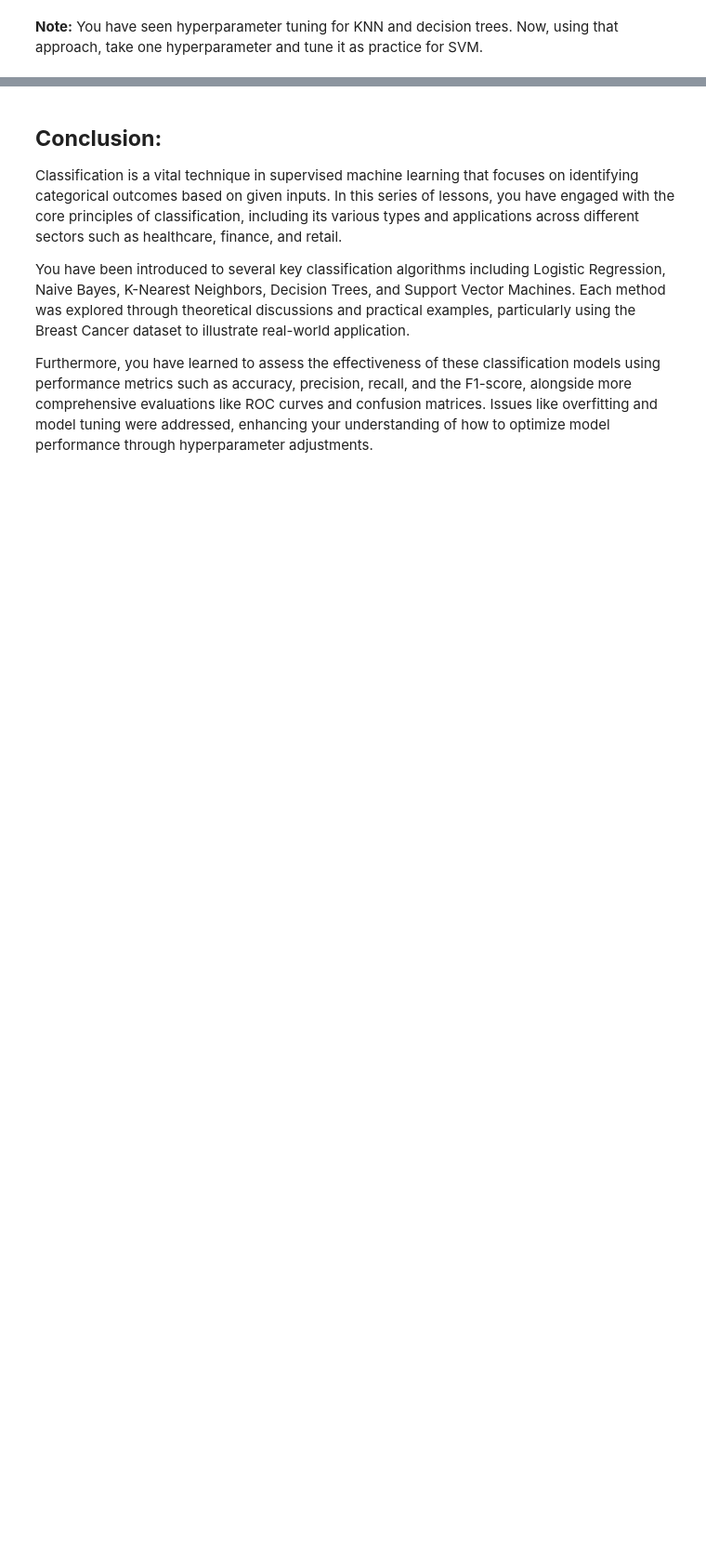
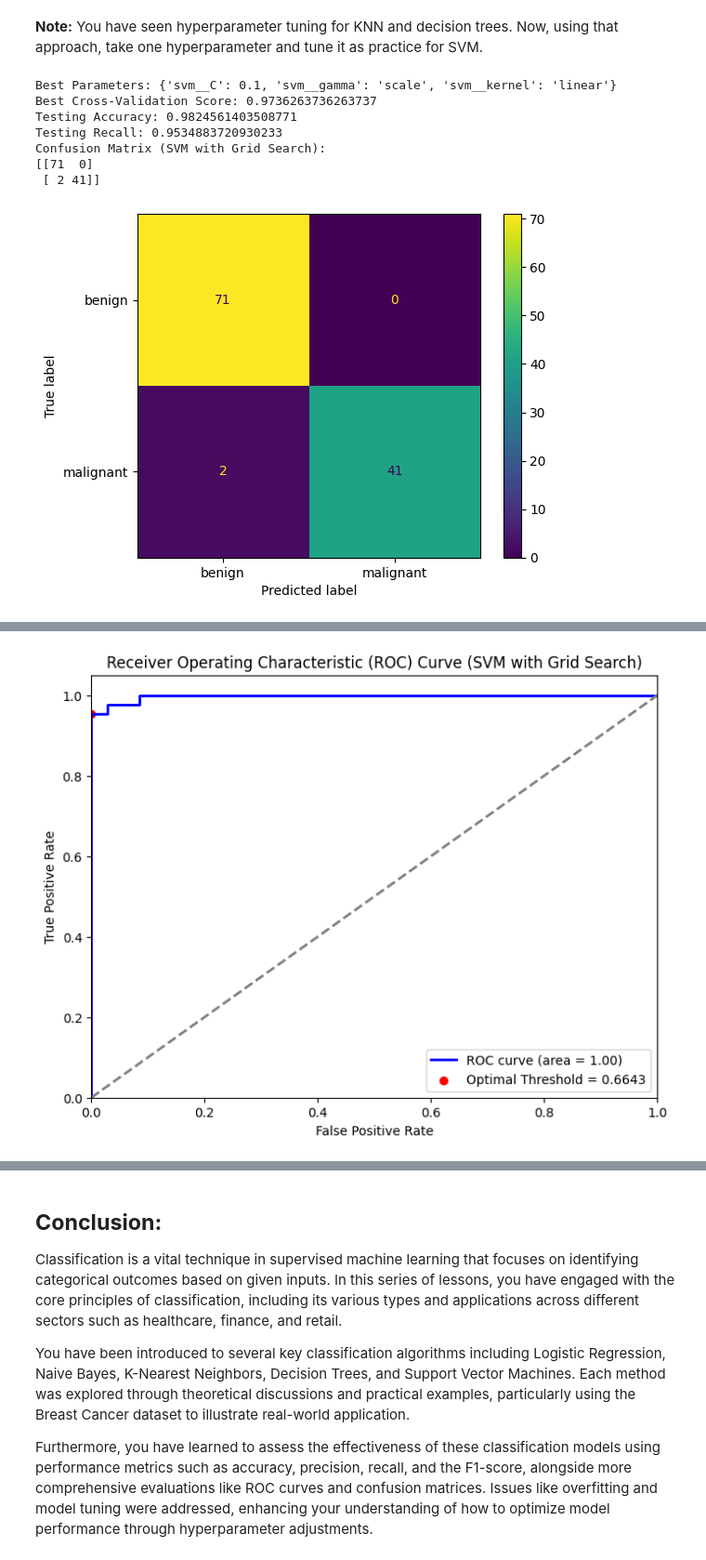
Before and after one commit to pkapoor2/PC-AIML, a Jupyter notebook: Machine Learning/class4/src/4.1_Classification_and_Its_Applications_Part_1.ipynb, the cells around one changed output, grey strips where cells are left out. Shown at 93% size. Saved outputs shown, nothing was run; the diff lists cells and outputs as text; code cells hidden in the pictures; blank space fills up the shorter version.

```diff
--- a/Machine Learning/class4/src/4.1_Classification_and_Its_Applications_Part_1.ipynb
+++ b/Machine Learning/class4/src/4.1_Classification_and_Its_Applications_Part_1.ipynb
@@ -1939,3 +1958,79 @@ In Support Vector Machines (SVM), hyperparameters play a crucial role in determi
 - **Gamma (γ):** This hyperparameter is used with certain types of kernels like the RBF, where it defines how far the influence of a single training example reaches. Low values mean 'far' and high values mean 'close'. The gamma parameter can be crucial in avoiding overfitting or underfitting in the SVM model.
 # %% [markdown]
 **Note:** You have seen hyperparameter tuning for KNN and decision trees. Now, using that approach, take one hyperparameter and tune it as practice for SVM.
+# %%
+# Import necessary libraries
+from sklearn.svm import SVC
+
+# Create a pipeline with a standard scaler, grid search and an SVM classifier
+pipeline_svm_grid = Pipeline([
+    ('scaler', StandardScaler()),  # Standardize the data
+    ('svm', SVC(probability=True, random_state=42))  # SVM classifier with probability estimates
+])
+# Define the parameter grid for GridSearchCV
+param_grid_svm = {
+    'svm__C': [0.1, 1, 10,
+                100, 1000],  # Regularization parameter
+    'svm__kernel': ['linear', 'rbf', 'poly'],  # Kernel type
+    'svm__gamma': ['scale', 'auto']  # Kernel coefficient
+}
+# Initialize GridSearchCV
+grid_search_svm = GridSearchCV(pipeline_svm_grid, param_grid_svm, cv=5, scoring='accuracy')
+# Perform Grid Search
+grid_search_svm.fit(x_train, y_train)
+# Print the best parameters and the corresponding score
+print(f"Best Parameters: {grid_search_svm.best_params_}")
+print(f"Best Cross-Validation Score: {grid_search_svm.best_score_}")
+# Predict on the testing set with the best estimator
+y_pred_svm_grid = grid_search_svm.best_estimator_.predict(x_test)
+# Calculate and print the testing accuracy
+testing_accuracy_svm_grid = accuracy_score(y_test, y_pred_svm_grid)
+testing_recall_svm_grid = recall_score(y_test, y_pred_svm_grid)
+print(f"Testing Accuracy: {testing_accuracy_svm_grid}")
+print(f"Testing Recall: {testing_recall_svm_grid}")
+# Print confusion matrix
+conf_matrix_svm_grid = confusion_matrix(y_test, y_pred_svm_grid)
+print("Confusion Matrix (SVM with Grid Search):")
+print(conf_matrix_svm_grid)
+cm_display_svm_grid = ConfusionMatrixDisplay(confusion_matrix=conf_matrix_svm_grid, display_labels=["benign", "malignant"])
+# Display matrix
+cm_display_svm_grid.plot()
+plt.show()
+# Predict probabilities for the test set
+y_pred_prob_svm_grid = grid_search_svm.best_estimator_.predict_proba(x_test)[:, 1]
+# Print classification report
+print("\t\tSupport Vector Machines with Grid Search Classification Report:")
+print("\t\t--------------------------------------------------")
+print(classification_report(y_test, y_pred_svm_grid))
+# Plot ROC and AUC for SVM with Grid Search
+fpr_svm_grid, tpr_svm_grid, thresholds_svm_grid = roc_curve(
+    y_test, grid_search_svm.best_estimator_.predict_proba(x_test)[:, 1]
+)
+roc_auc_svm_grid = auc(fpr_svm_grid, tpr_svm_grid)
+# Compute Youden's J statistic for each threshold
+youden_j_svm_grid = tpr_svm_grid - fpr_svm_grid
+optimal_threshold_index_svm_grid = np.argmax(youden_j_svm_grid)
+optimal_threshold_svm_grid = thresholds_svm_grid[optimal_threshold_index_svm_grid]
+print(f"Optimal Threshold (SVM with Grid Search): {optimal_threshold_svm_grid:.4f}")
+# Plot ROC curve with the optimal threshold marked for SVM with Grid Search
+plt.figure(figsize=(8, 6))
+plt.plot(fpr_svm_grid, tpr_svm_grid, color='blue', lw
+=2, label=f'ROC curve (area = {roc_auc_svm_grid:.2f})')
+plt.scatter(fpr_svm_grid[optimal_threshold_index_svm_grid], tpr_svm_grid[optimal_threshold_index_svm_grid], color='red', marker='o', label=f'Optimal Threshold = {optimal_threshold_svm_grid:.4f}')
+plt.plot([0, 1], [0, 1], color='grey', lw=2, linestyle='--')
+plt.xlim([0.0, 1.0])
+plt.ylim([0.0, 1.05])
+plt.xlabel('False Positive Rate')
+plt.ylabel('True Positive Rate')
+plt.title('Receiver Operating Characteristic (ROC) Curve (SVM with Grid Search)')
+plt.legend(loc='lower right')
+plt.show()
+# %% [output]
+Best Parameters: {'svm__C': 0.1, 'svm__gamma': 'scale', 'svm__kernel': 'linear'}
+Best Cross-Validation Score: 0.9736263736263737
+Testing Accuracy: 0.9824561403508771
+Testing Recall: 0.9534883720930233
+Confusion Matrix (SVM with Grid Search):
+[[71  0]
+ [ 2 41]]
+[figure, added]
@@ -1941,0 +2049 @@ In Support Vector Machines (SVM), hyperparameters play a crucial role in determi
+[figure, added]
```
Also changed, not shown: parts of 6 cells of this notebook, 2 other files.
